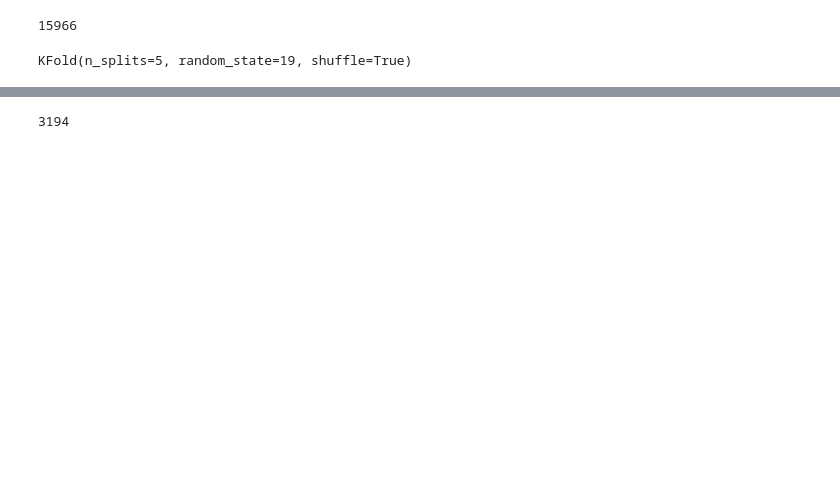
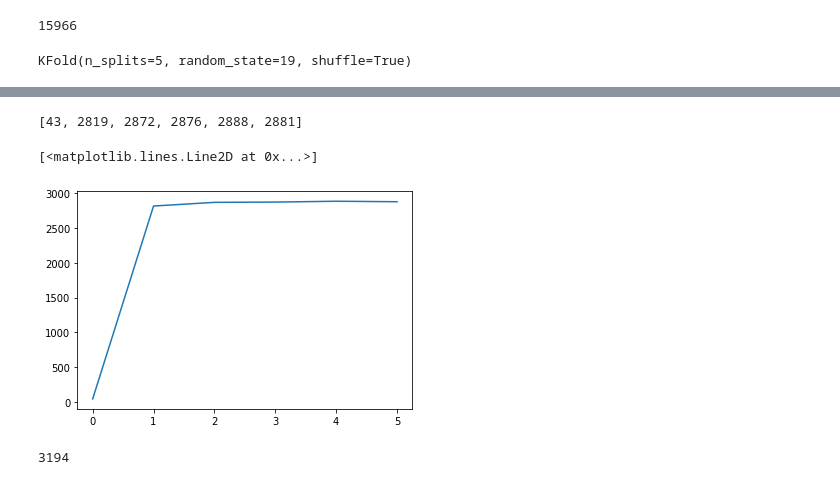
Before and after one commit to vrrusso/skin-tone-research, a Jupyter notebook: simple_cnn_classifier/using_cnn.ipynb, the cells around one changed output, grey strips where cells are left out. Saved outputs shown, nothing was run; the diff lists cells and outputs as text; code cells hidden in the pictures; blank space fills up the shorter version.

```diff
--- a/simple_cnn_classifier/using_cnn.ipynb
+++ b/simple_cnn_classifier/using_cnn.ipynb
@@ -211,3 +232,10 @@ plt.plot(model.test_acc_history)
+# %%
+print(model.test_acc_relaxed_history)
+plt.plot(model.test_acc_relaxed_history)
+# %% [output]
+[43, 2819, 2872, 2876, 2888, 2881]
+[<matplotlib.lines.Line2D at 0x...>]
+[figure, added]
 # %%
 len(df_test)
 # %% [output]
```
Also changed, not shown: parts of 3 cells of this notebook.
